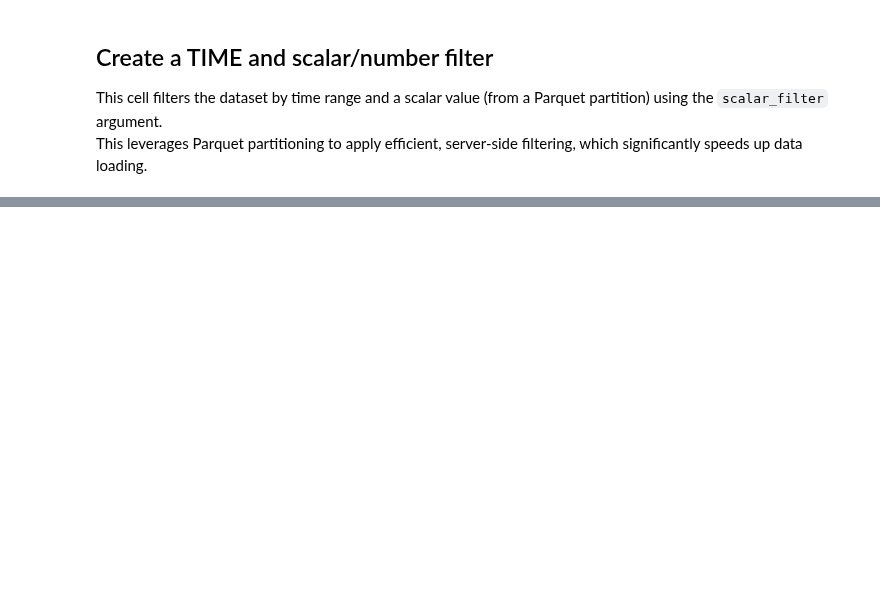
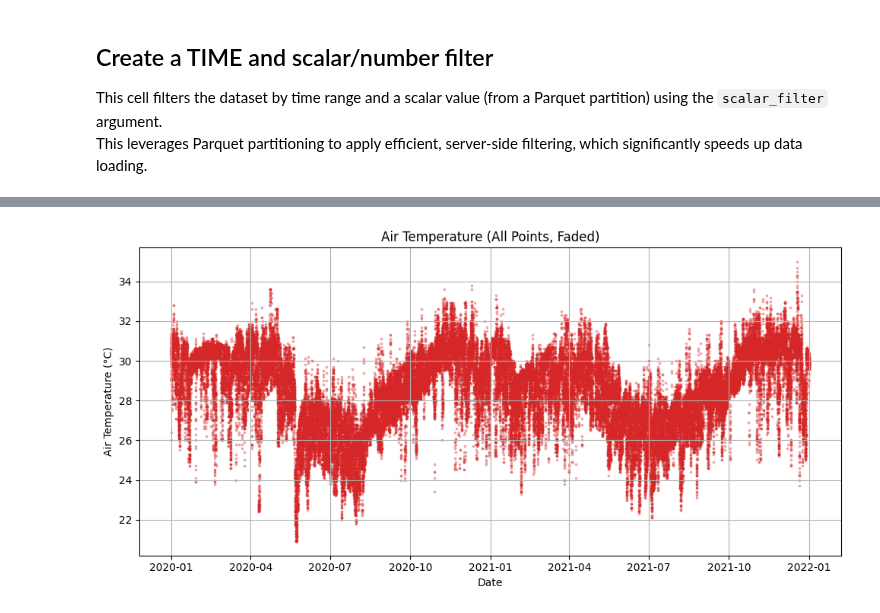
Before and after one commit to aodn/aodn_cloud_optimised, a Jupyter notebook: notebooks/station_nrs_wireless_sensor_network_realtime_qc.ipynb, the cells around one changed output, grey strips where cells are left out. Drawn from its saved outputs; the diff is of its cells as text; code cells hidden in the pictures; blank space fills up the shorter version.

```diff
--- a/notebooks/station_nrs_wireless_sensor_network_realtime_qc.ipynb
+++ b/notebooks/station_nrs_wireless_sensor_network_realtime_qc.ipynb
@@ -106,7 +120,7 @@ This cell filters the dataset by time range and a scalar value (from a Parquet p
 This leverages Parquet partitioning to apply efficient, server-side filtering, which significantly speeds up data loading.
 # %%
 %%time
-df = aodn_dataset.get_data(date_start='2006-07-12',
-                           date_end='2023-02-05',
-                           scalar_filter={'YOUR_PARTITION_KEY': 1901740})
+df = aodn_dataset.get_data(date_start='2020-01-01',
+                           date_end='2022-01-01',
+                           scalar_filter={'site_code': "NRSDAR"})
 df.info()
@@ -112,0 +154,16 @@ df.info()
+# %%
+import matplotlib.pyplot as plt
+
+df_air = df.dropna(subset=['AIRT']).sort_values('TIME')
+df_air = df_air.set_index('TIME')
+
+plt.figure(figsize=(10, 5))
+plt.scatter(df_air.index, df_air['AIRT'], s=3, alpha=0.3, color='tab:red')
+plt.xlabel("Date")
+plt.ylabel("Air Temperature (°C)")
+plt.title("Air Temperature (All Points, Faded)")
+plt.grid(True)
+plt.tight_layout()
+plt.show()
+# %% [output]
+[figure, added]
```
Also changed, not shown: parts of 15 cells of this notebook, 1 other file.
